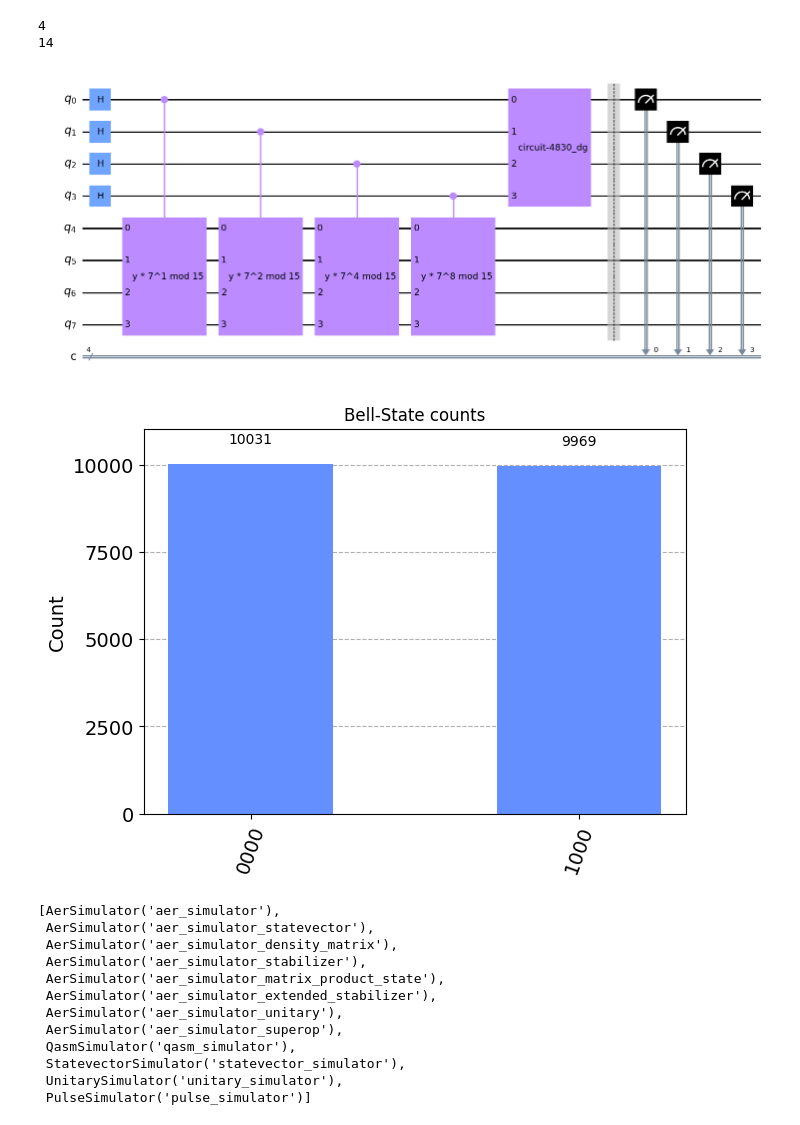
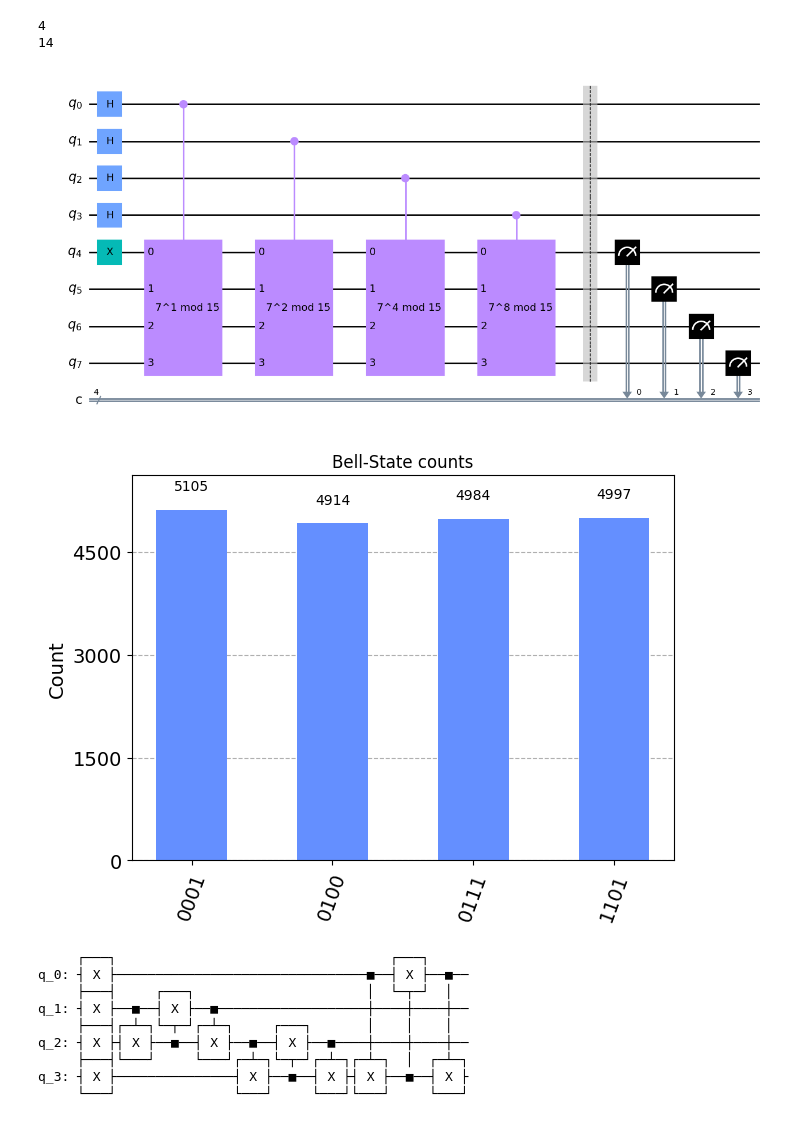
Before and after one commit to P2-718na/qft-speech, a Jupyter notebook: code/modular-exponentiation.ipynb, the cells around one changed output. Saved outputs shown, nothing was run; the diff lists cells and outputs as text; code cells hidden in the pictures.

Commit message:
Made modular exponentiation work

```diff
--- a/code/modular-exponentiation.ipynb
+++ b/code/modular-exponentiation.ipynb
@@ -21,30 +21,19 @@ print(t)
 # Basically, fix N (number to factor) and create modexp gate based on that.
 # lucky me this code is for 15 lol ggez
 # fixme uhh control
-def c_amod15_gate(a, power):
-    """Controlled multiplication by a mod 15"""
-    if a not in [2,4,7,8,11,13]:
-        raise ValueError("'a' must be 2,4,7,8,11 or 13")
+def c_7mod15_gate(power):
+
     U = QuantumCircuit(4)
+    # https://quantumcomputing.stackexchange.com/questions/15280/how-does-this-represent-modular-multiplication
+
     for _ in range(power):
-        if a in [2,13]:
-            U.swap(2,3)
-            U.swap(1,2)
-            U.swap(0,1)
-        if a in [7,8]:
-            U.swap(0,1)
-            U.swap(1,2)
-            U.swap(2,3)
-        if a in [4, 11]:
-            U.swap(1,3)
-            U.swap(0,2)
-        if a in [7,11,13]:
-            for q in range(4):
-                U.x(q)
+      U.x(range(4))
+      U.swap(1, 2)
+      U.swap(2, 3)
+      U.swap(0, 3)
+
     U = U.to_gate()
-    U.name = "y * %i^%i mod 15" % (a, power)
-
-    # I guess you need to apply control more?
+    U.name = "%i^%i mod 15" % (7, power)
     c_U = U.control() ##.control(t)
     return c_U
 
@@ -64,30 +53,30 @@ from qiskit.tools.visualization import plot_histogram, plot_state_city
 # %%
 circ = QuantumCircuit(8, 4)
 
 circ.h(range(4))
 
 
-gate1 = c_amod15_gate(7, 1)
-gate2 = c_amod15_gate(7, 2)
-gate4 = c_amod15_gate(7, 4)
-gate8 = c_amod15_gate(7, 8)
+gate1 = c_7mod15_gate(1)
+gate2 = c_7mod15_gate(2)
+gate4 = c_7mod15_gate(4)
+gate8 = c_7mod15_gate(8)
 
-#circ.x(4)
+circ.x(4)
 #circ.x(1) #lsb
 #[circ.x(i) for i in range(1, 5)]
 circ.append(gate1, [0, 4, 5, 6, 7])
 circ.append(gate2, [1, 4, 5, 6, 7])
 circ.append(gate4, [2, 4, 5, 6, 7])
 circ.append(gate8, [3, 4, 5, 6, 7])
 
-inverse_qft(circ, 4)
+#circ.append(qft_gate(4).inverse(), range(4))
 
 circ.barrier(range(8))
 
-circ.measure(range(4), range(4))
+circ.measure(range(4, 8), range(4))
 circ.draw("mpl")
 # %% [output]
-[figure, old version]
+[figure, new version]
 # %%
 simulator = Aer.get_backend('aer_simulator')
 transpiled_circ = transpile(circ, simulator)
@@ -96,7 +85,7 @@ counts = result.get_counts(transpiled_circ)
 plot_histogram(counts, title='Bell-State counts')
 # ignore number on right i dont know how to do this without measure_all
 # %% [output]
-[figure, old version]
+[figure, new version]
 # %%
 # ok, This appears to work
 # %%
@@ -151,18 +140,16 @@ def inverse_qft_gate(n):
   gate = converters.circuit_to_gate(qc)
 
   return gate
-# %%
-Aer.backends()
-# %% [output]
-[AerSimulator('aer_simulator'),
- AerSimulator('aer_simulator_statevector'),
- AerSimulator('aer_simulator_density_matrix'),
- AerSimulator('aer_simulator_stabilizer'),
- AerSimulator('aer_simulator_matrix_product_state'),
- AerSimulator('aer_simulator_extended_stabilizer'),
- AerSimulator('aer_simulator_unitary'),
- AerSimulator('aer_simulator_superop'),
- QasmSimulator('qasm_simulator'),
- StatevectorSimulator('statevector_simulator'),
- UnitarySimulator('unitary_simulator'),
- PulseSimulator('pulse_simulator')]
+# %%
+
+U.draw()
+# %% [output]
+     ┌───┐                                   ┌───┐
+q_0: ┤ X ├────────────────────────────────■──┤ X ├──■──
+     ├───┤     ┌───┐                      │  └─┬─┘  │
+q_1: ┤ X ├──■──┤ X ├──■───────────────────┼────┼────┼──
+     ├───┤┌─┴─┐└─┬─┘┌─┴─┐     ┌───┐       │    │    │
+q_2: ┤ X ├┤ X ├──■──┤ X ├──■──┤ X ├──■────┼────┼────┼──
+     ├───┤└───┘     └───┘┌─┴─┐└─┬─┘┌─┴─┐┌─┴─┐  │  ┌─┴─┐
+q_3: ┤ X ├───────────────┤ X ├──■──┤ X ├┤ X ├──■──┤ X ├
+     └───┘               └───┘     └───┘└───┘     └───┘
```
